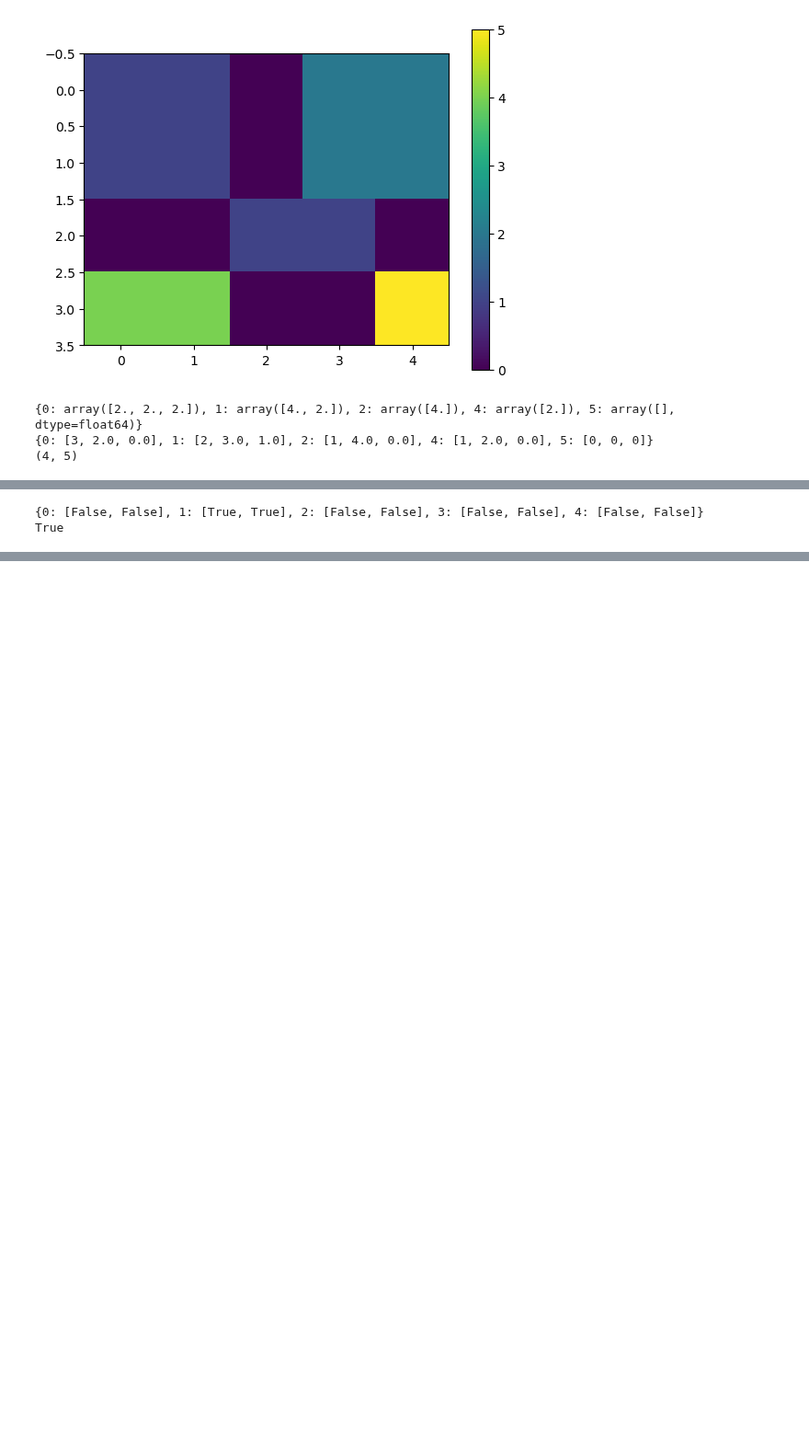
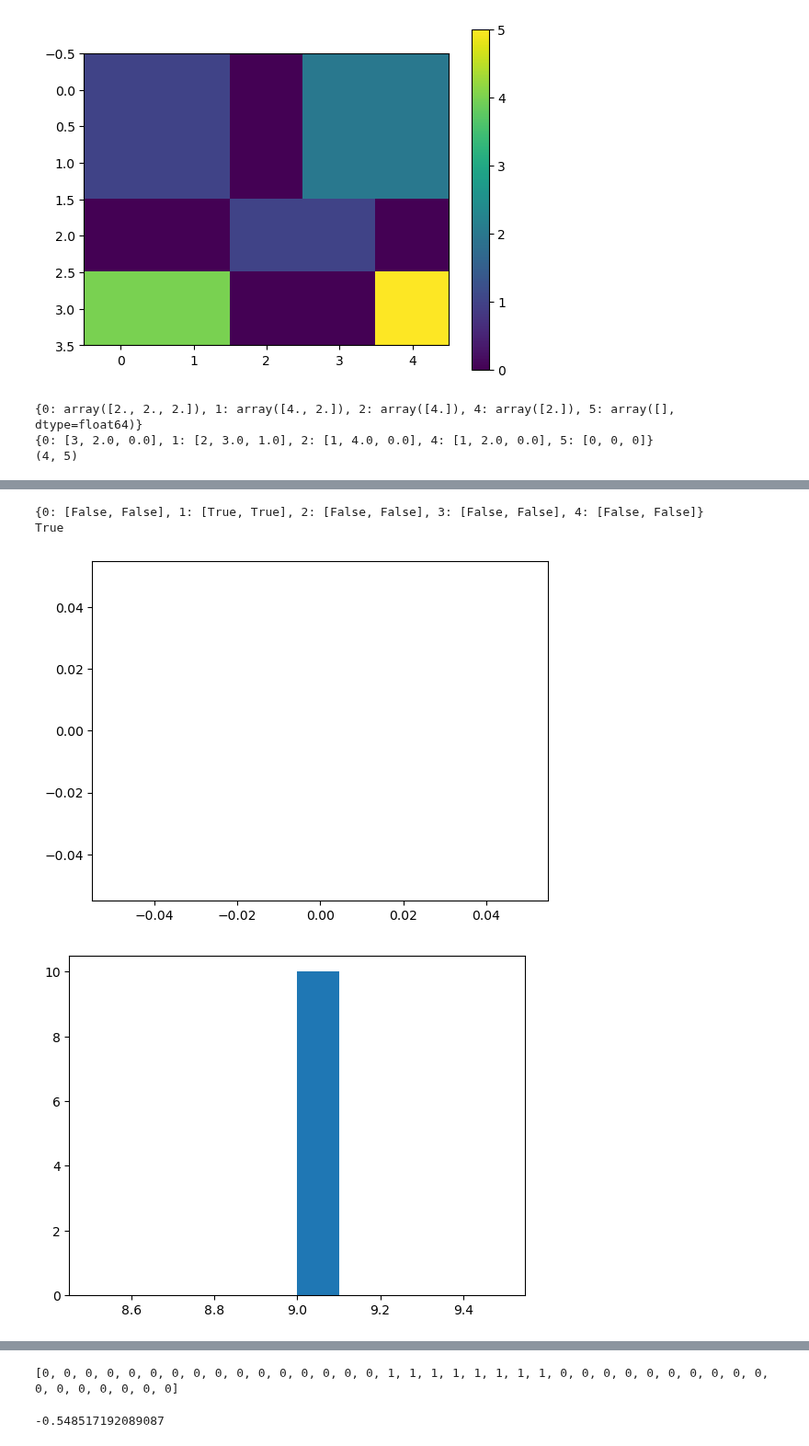
Before and after one commit to aM0NKE/ComplexSystemSimulation, a Jupyter notebook: mesa-schelling/cluster_find_function.ipynb, the cells around one changed output, grey strips where cells are left out. Shown at 92% size. Drawn from its saved outputs; the diff is of its cells as text; code cells hidden in the pictures; blank space fills up the shorter version.

```diff
--- a/mesa-schelling/cluster_find_function.ipynb
+++ b/mesa-schelling/cluster_find_function.ipynb
@@ -133,31 +133,40 @@ def percolation_detector(grid):
             # Loop through each cluster of a single poplulation group and check if it percolates
             # If the cluster is not big enough to percolate or if a previous cluster already percolated the check is skipped.
             for label in range(1,num_clusters+1):
                 if percolates_vertically == False and clusters[label] >= mask.shape[0]:
                     if label in labels[0,:] and label in labels[-1,:]:
                         percolates_vertically = True
 
                 if percolates_horizontally == False  and clusters[label] >= mask.shape[1]:
                     if label in labels[:,0] and label in labels[:,-1]:
                         percolates_horizontally = True
 
             percolation_check[value] = [percolates_vertically, percolates_horizontally]
 
     return percolation_check
 
 # Example usage
 grid = np.array([[1, 1, 3, 1, 2],
                   [1, 1, 3, 2, 2],
                   [0, 1, 1, 1, 1],
                   [4, 4, 1, 0, 2]])
 
 results = percolation_detector(grid)
 plt.imshow(grid)
 plt.colorbar()
 plt.show()
 print(results)
-print(any([any(results[value]) for value in results.keys()]))
+
+
+cluster_sizes = find_cluster_sizes(grid)
+print(any([any(cluster_sizes[value]) for value in cluster_sizes.keys()]))
+
+for value in cluster_sizes.keys():
+    plt.hist(cluster_sizes[value], density=True)
+    plt.show()
 # %% [output]
 [figure]
 {0: [False, False], 1: [True, True], 2: [False, False], 3: [False, False], 4: [False, False]}
 True
+[figure, added]
+[figure, added]
@@ -163,0 +176,31 @@ True
+# %%
+alpha = 20
+y = 1
+X = np.arange(0,2+0.05,0.05)
+test = []
+
+for x in X:
+    if y * (1 - alpha / 100) <= x <= y * (1 + alpha / 100):
+        test.append(1)
+    elif x < y * (1 - alpha / 100)  or y * x > (1 - alpha / 100):
+        test.append(0)
+
+print(test)
+# %% [output]
+[0, 0, 0, 0, 0, 0, 0, 0, 0, 0, 0, 0, 0, 0, 0, 0, 1, 1, 1, 1, 1, 1, 1, 1, 0, 0, 0, 0, 0, 0, 0, 0, 0, 0, 0, 0, 0, 0, 0, 0, 0]
+# %%
+a1 = 80
+a2 = -2
+b1 = 4
+b2 = -18
+c1 = 1
+c2 = 50
+
+y1 = [a1*x + b1 + np.random.rand() * c1 for x in range(20)]
+y2 = [a2*x + b2 + np.random.rand() * c2 for x in range(20)]
+
+
+corr_coeff = np.corrcoef(y1,y2)[0,1]
+print(corr_coeff)
+# %% [output]
+-0.548517192089087
```
Also changed, not shown: parts of 2 cells of this notebook, 1 other file.
